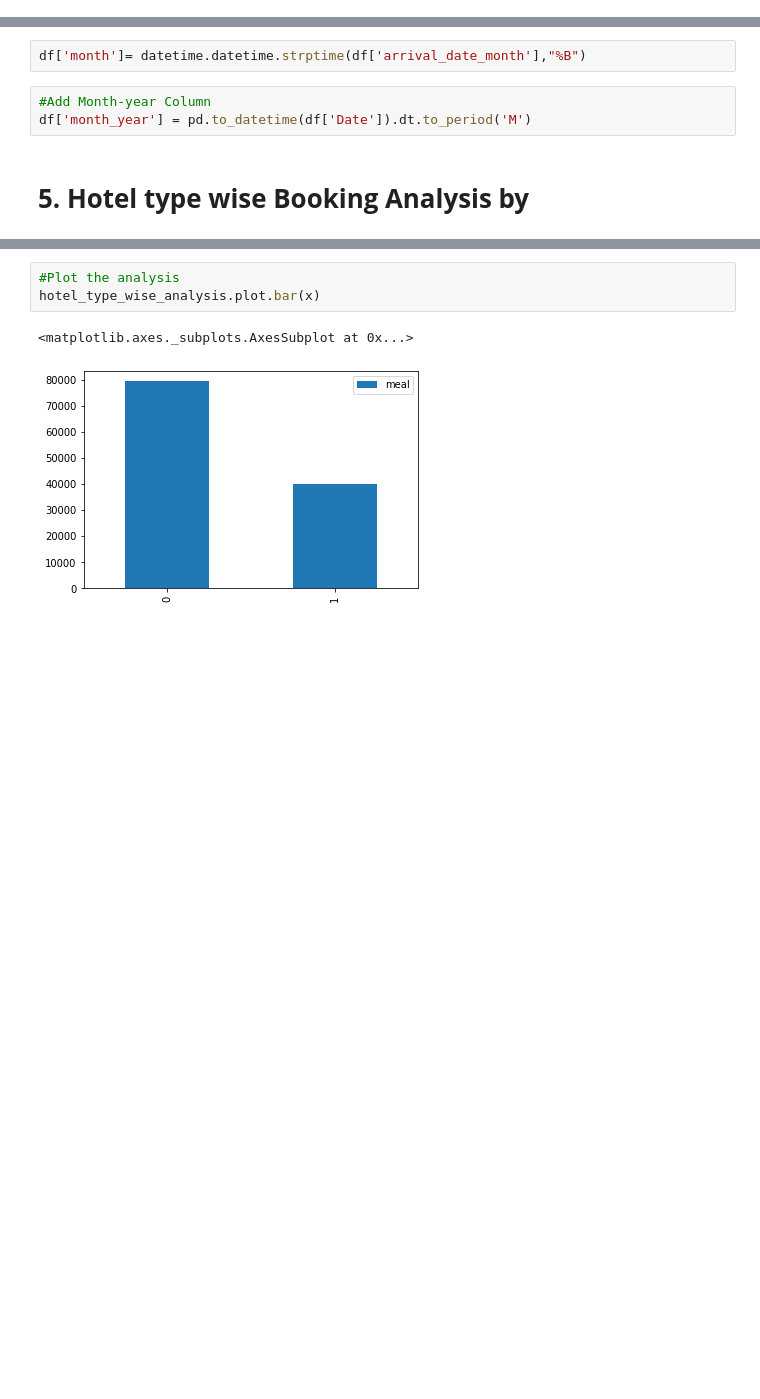
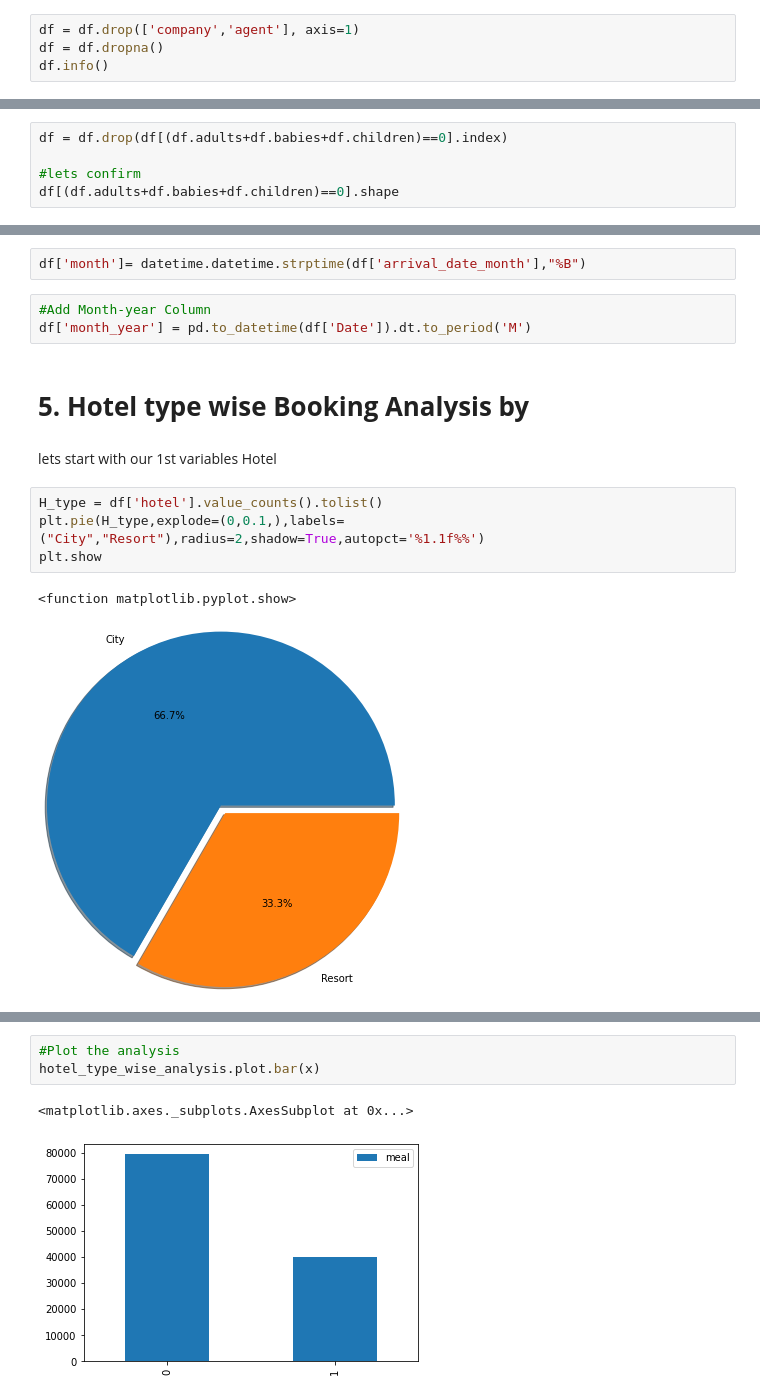
Before and after one commit to solankinitin1210/Capstone-Project-Hotel-Booking-Analysis, a Jupyter notebook: Capstone_Project_Hotel_Booking_Analysis_Capstone_Project.ipynb, the cells around one changed output, grey strips where cells are left out. Cells and saved outputs as stored; diff of their text form; blank space fills up the shorter version.

```diff
--- a/Capstone_Project_Hotel_Booking_Analysis_Capstone_Project.ipynb
+++ b/Capstone_Project_Hotel_Booking_Analysis_Capstone_Project.ipynb
@@ -65,0 +171,4 @@ df.describe()
+# %%
+df = df.drop(['company','agent'], axis=1)
+df = df.dropna()
+df.info()
@@ -65,0 +199,5 @@ df.describe()
+# %%
+df = df.drop(df[(df.adults+df.babies+df.children)==0].index)
+
+#lets confirm
+df[(df.adults+df.babies+df.children)==0].shape
@@ -81,3 +225,12 @@ df['month']= datetime.datetime.strptime(df['arrival_date_month'],"%B")
 df['month_year'] = pd.to_datetime(df['Date']).dt.to_period('M')
 # %% [markdown]
 # **5. Hotel type wise Booking Analysis by**
+# %% [markdown]
+lets start with our 1st variables Hotel
+# %%
+H_type = df['hotel'].value_counts().tolist()
+plt.pie(H_type,explode=(0,0.1,),labels=("City","Resort"),radius=2,shadow=True,autopct='%1.1f%%')
+plt.show
+# %% [output]
+<function matplotlib.pyplot.show>
+[figure, added]
```
Also changed, not shown: parts of 20 cells of this notebook.
